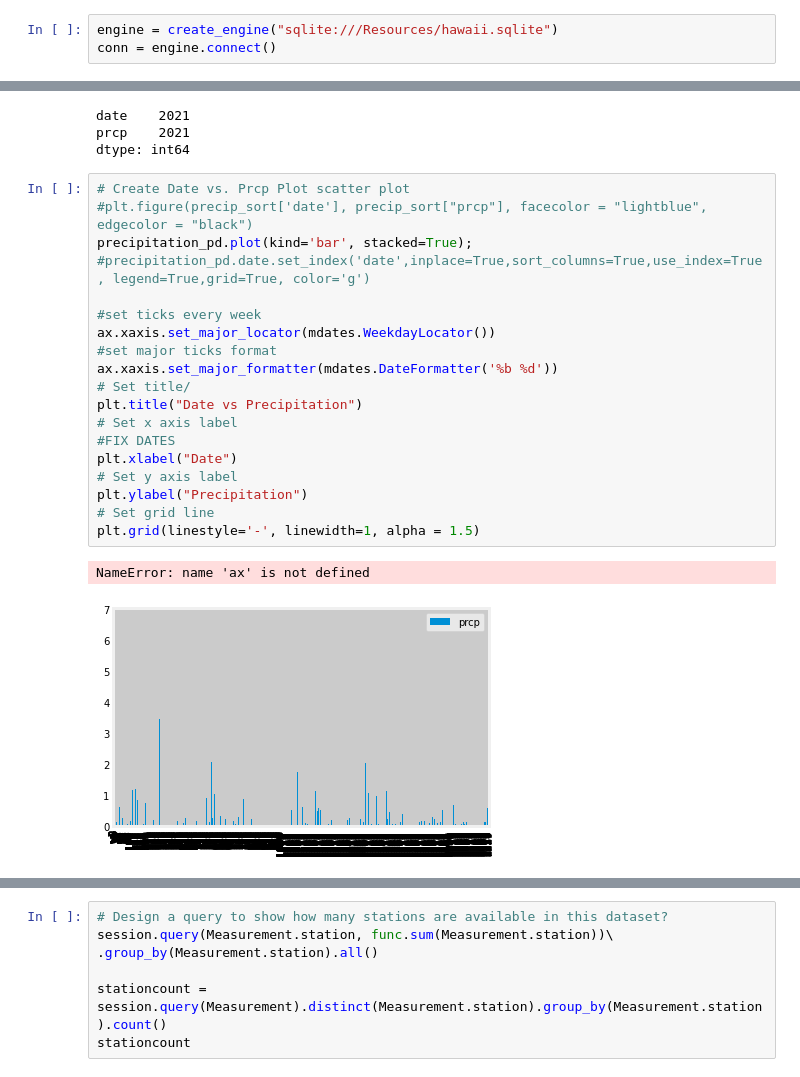
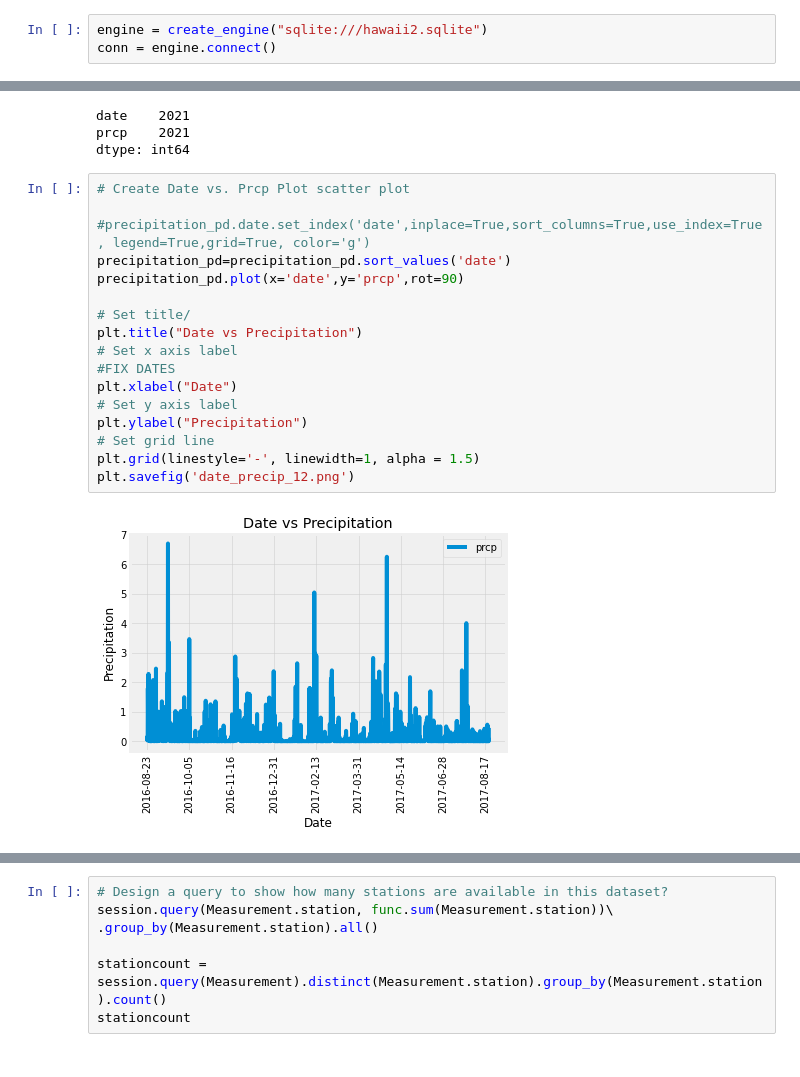
Before and after one commit to haiwy1218/sqlalchemy-challenge, a Jupyter notebook: app.py and code/climate_starter.ipynb, the cells around one changed output, grey strips where cells are left out. Cells and saved outputs as stored; diff of their text form.

```diff
--- a/app.py and code/climate_starter.ipynb
+++ b/app.py and code/climate_starter.ipynb
@@ -24,7 +24,7 @@ from sqlalchemy.ext.declarative import declarative_base
 from sqlalchemy import Column, Integer, String, Float
 from sqlalchemy import create_engine, inspect, func
 # %%
-engine = create_engine("sqlite:///Resources/hawaii.sqlite")
+engine = create_engine("sqlite:///hawaii2.sqlite")
 conn = engine.connect()
 # %%
 # reflect an existing database into a new model
@@ -159,23 +159,20 @@ prcp    2021
 dtype: int64
 # %%
 # Create Date vs. Prcp Plot scatter plot
-#plt.figure(precip_sort['date'], precip_sort["prcp"], facecolor = "lightblue", edgecolor = "black")
-precipitation_pd.plot(kind='bar', stacked=True);
+
 #precipitation_pd.date.set_index('date',inplace=True,sort_columns=True,use_index=True, legend=True,grid=True, color='g')
+precipitation_pd=precipitation_pd.sort_values('date')
+precipitation_pd.plot(x='date',y='prcp',rot=90)
 
-#set ticks every week
-ax.xaxis.set_major_locator(mdates.WeekdayLocator())
-#set major ticks format
-ax.xaxis.set_major_formatter(mdates.DateFormatter('%b %d'))
 # Set title/
 plt.title("Date vs Precipitation")
 # Set x axis label
 #FIX DATES
 plt.xlabel("Date")
 # Set y axis label
 plt.ylabel("Precipitation")
 # Set grid line
 plt.grid(linestyle='-', linewidth=1, alpha = 1.5)
+plt.savefig('date_precip_12.png')
 # %% [output]
-NameError: name 'ax' is not defined
-[figure, old version]
+[figure, new version]
```
Also changed, not shown: parts of 5 cells of this notebook, 5 other files.
